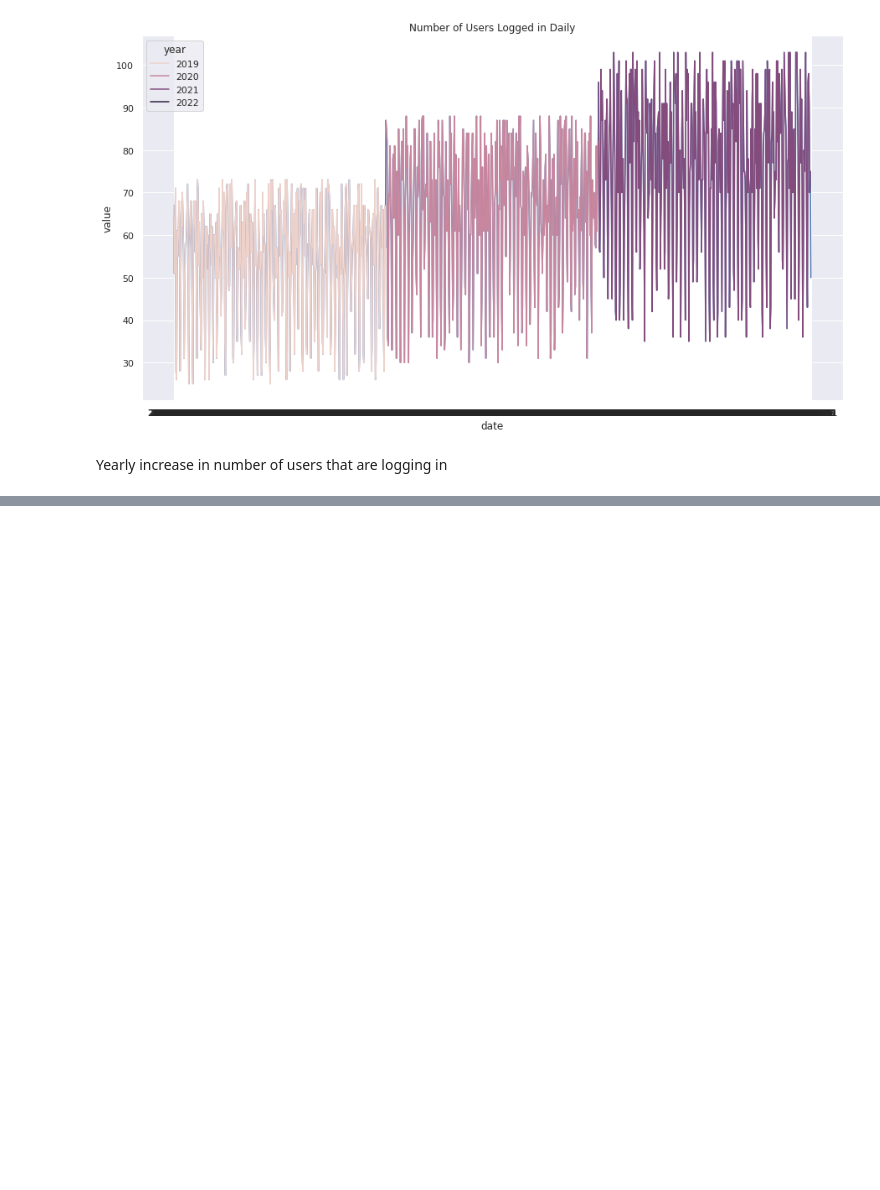
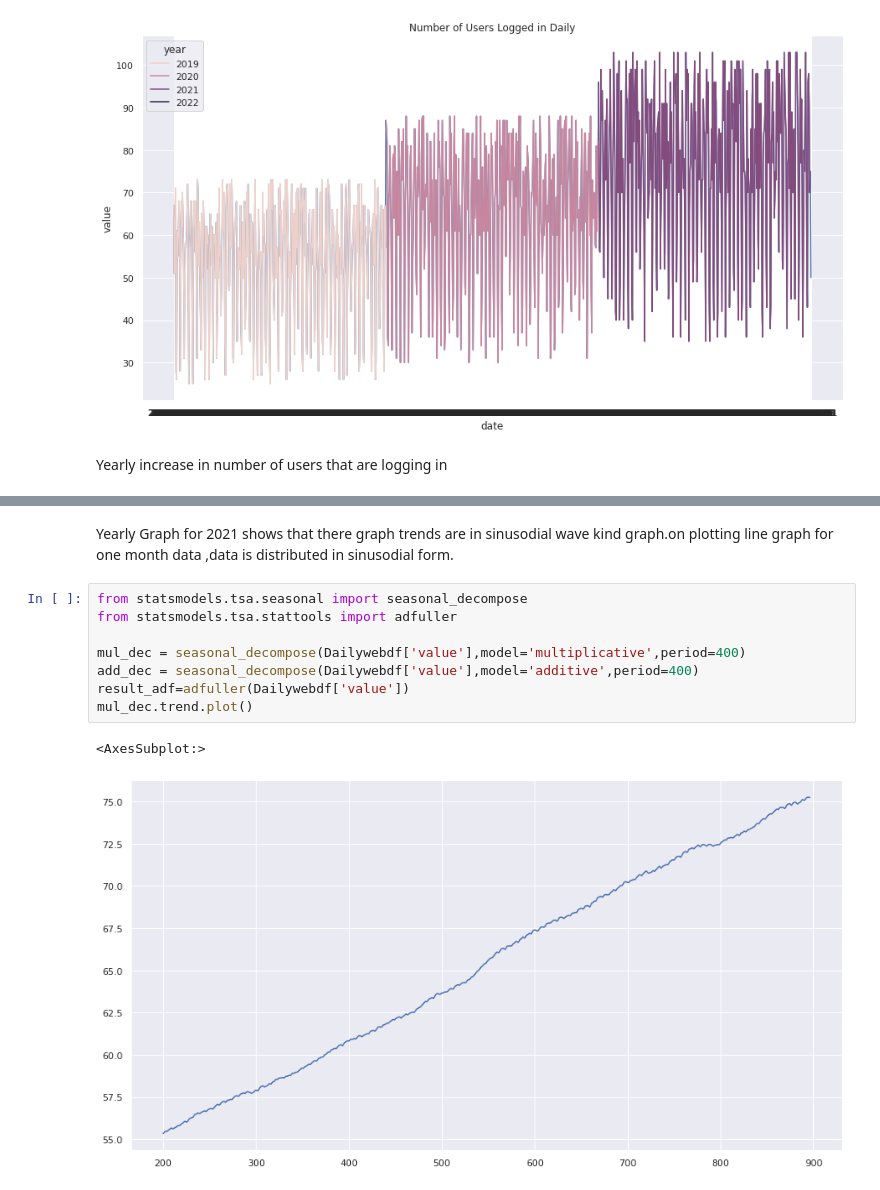
Before and after one commit to AnurAK1/UsrsLoginWeb, a Jupyter notebook: dailyuserslogin.ipynb, the cells around one changed output, grey strips where cells are left out. Saved outputs shown, nothing was run; the diff lists cells and outputs as text; blank space fills up the shorter version.

```diff
--- a/dailyuserslogin.ipynb
+++ b/dailyuserslogin.ipynb
@@ -65,0 +60,13 @@ Mean
+# %% [markdown]
+Yearly Graph for 2021 shows that there graph trends are in sinusodial wave kind graph.on plotting line graph for one month data ,data is distributed in sinusodial form.
+# %%
+from statsmodels.tsa.seasonal import seasonal_decompose
+from statsmodels.tsa.stattools import adfuller
+
+mul_dec = seasonal_decompose(Dailywebdf['value'],model='multiplicative',period=400)
+add_dec = seasonal_decompose(Dailywebdf['value'],model='additive',period=400)
+result_adf=adfuller(Dailywebdf['value'])
+mul_dec.trend.plot()
+# %% [output]
+<AxesSubplot:>
+[figure, added]
```
Also changed, not shown: parts of 23 cells of this notebook.
